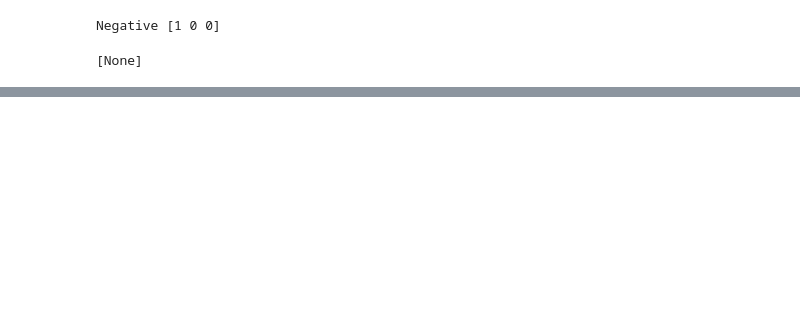
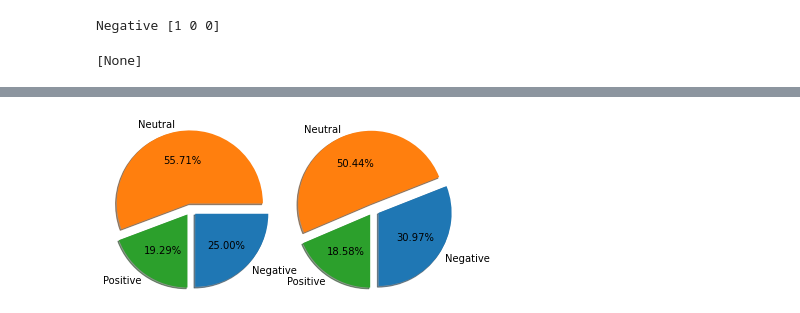
Before and after one commit to Hassan6678/NLP, a Jupyter notebook: LSTM.ipynb, the cells around one changed output, grey strips where cells are left out. Saved outputs shown, nothing was run; the diff lists cells and outputs as text; code cells hidden in the pictures; blank space fills up the shorter version.

Commit message:
WhatsApp Chat Analysis

```diff
--- a/LSTM.ipynb
+++ b/LSTM.ipynb
@@ -171,3 +151,4 @@ Real negative: 1032
 # %%
+predictions = new_model.predict(X_test)
 predicted_categories = tf.argmax(predictions, axis=1)
 predicted_categories[:10]
@@ -222,0 +287,10 @@ for case in range(len(seq)):
+# %%
+def getDataPoint(line):
+    splitLine = line.split(' - ')
+    dateTime = splitLine[0]
+    date, time = dateTime.split(', ')
+    message = ' '.join(splitLine[1:])
+    splitMessage = message.split(': ')
+    author = splitMessage[0]
+    message = ' '.join(splitMessage[1:])
+    return date, time, author, message
@@ -222,0 +331,9 @@ for case in range(len(seq)):
+# %%
+# Data Cleaning process
+### Counting number of letters in each message
+SHChat['Words'] = SHChat['Message'].apply(lambda s : len(s.split(' ')))
+SHChat = SHChat[SHChat['Message'] != '<Media omitted>']
+SHChat = SHChat[SHChat['Words'] != 1]
+# %%
+Hassan_Chat = SHChat[SHChat['Author'] == 'HR']
+Shakir_Chat = SHChat[SHChat['Author'] == 'Shakir MS_27']
@@ -222,0 +392,40 @@ for case in range(len(seq)):
+# %%
+myexplode = [0.1, 0.1, 0.1]
+
+# plt.pie(p, labels = labels, explode = myexplode, shadow = True)
+# plt.legend(title='Shakir',loc ="upper left",)
+# plt.show()
+
+# plt.subplot(121)
+# plt.pie(data1, labels = labels, explode = myexplode, shadow = True)
+# plt.subplot(133)
+# plt.pie(data2, labels = labels, explode = myexplode, shadow = True)
+# plt.show()
+
+# create a figure with two subplots
+fig, (ax1, ax2) = plt.subplots(1, 2)
+
+ax1.pie(data1, # Values
+        labels = labels, # Labels for each sections
+        explode = myexplode, # To slice the perticuler section
+        autopct = "%0.2f%%", # Show data in persentage for with 2 decimal point
+        shadow = True, # Showing shadow of pie chart
+        radius = 1.2, # Radius to increase or decrease the size of pie chart
+        startangle = 270, # Start angle of first section
+        )
+ax2.pie(data2, # Values
+        labels = labels, # Labels for each sections
+        explode = myexplode, # To slice the perticuler section
+        autopct = "%0.2f%%", # Show data in persentage for with 2 decimal point
+        shadow = True, # Showing shadow of pie chart
+        radius = 1.2, # Radius to increase or decrease the size of pie chart
+        startangle = 270, # Start angle of first section
+        )
+# plot each pie chart in a separate subplot
+#ax1.pie(data1, labels = labels, explode = myexplode, shadow = True)
+#ax2.pie(data2, labels = labels, explode = myexplode, shadow = True)
+
+
+plt.show()
+# %% [output]
+[figure, added]
```
Also changed, not shown: parts of 31 cells of this notebook.
